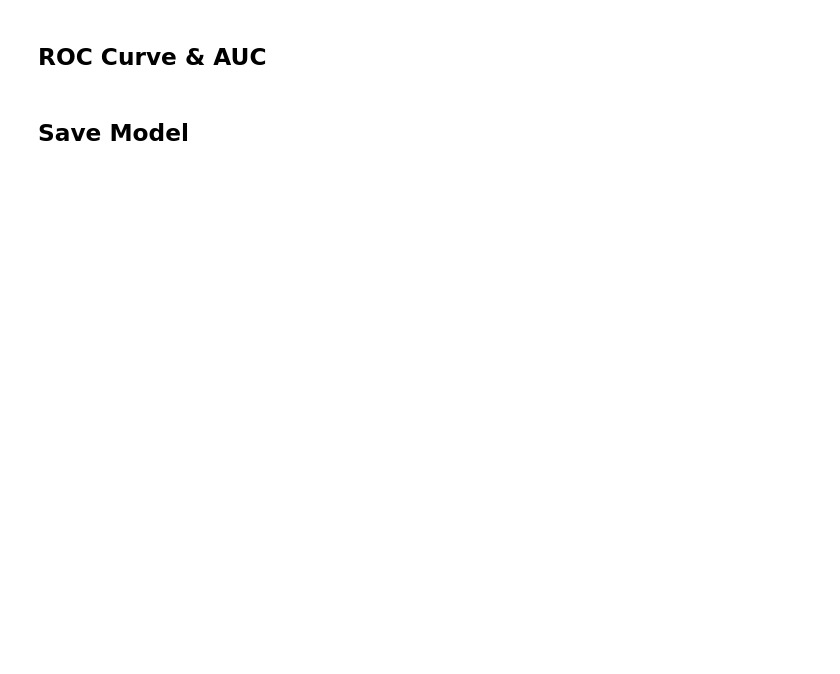
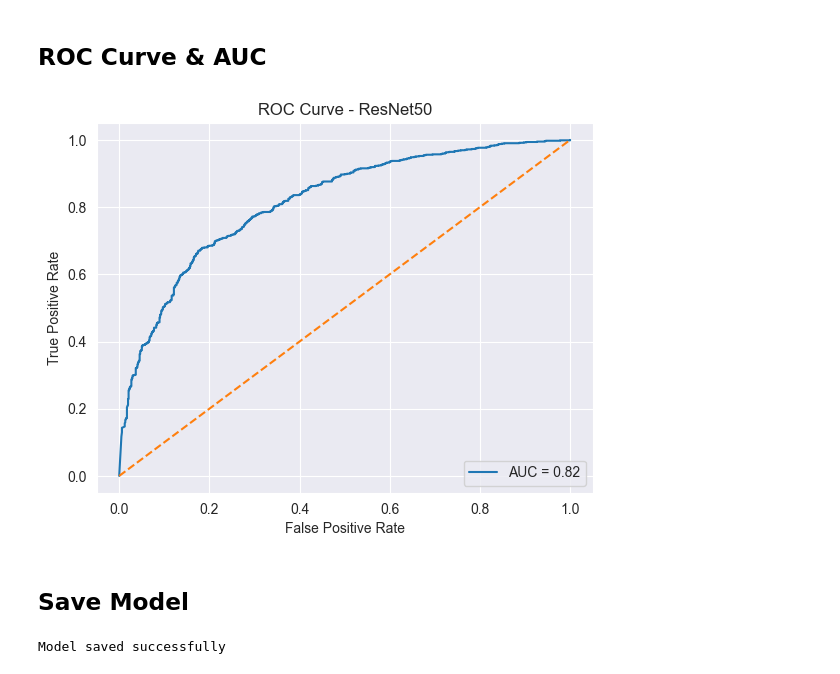
Before and after one commit to sanidavidanagama/DSGP15_Project, a Jupyter notebook: ml-models/mood/notebooks/ResNet50.ipynb, the cells around one changed output. Cells and saved outputs as stored; diff of their text form; code cells hidden in the pictures; blank space fills up the shorter version.

```diff
--- a/ml-models/mood/notebooks/ResNet50.ipynb
+++ b/ml-models/mood/notebooks/ResNet50.ipynb
@@ -193,19 +258,23 @@ print(classification_report(y_true, y_pred, target_names=train_dataset.classes))
 # %%
 
 fpr, tpr, _ = roc_curve(y_true, y_prob)
 roc_auc = auc(fpr, tpr)
 
 plt.figure()
 plt.plot(fpr, tpr, label=f"AUC = {roc_auc:.2f}")
 plt.plot([0, 1], [0, 1], linestyle="--")
 plt.xlabel("False Positive Rate")
 plt.ylabel("True Positive Rate")
-plt.title("ROC Curve - ResNet50 Emotion Classifier")
+plt.title("ROC Curve - ResNet50")
 plt.legend(loc="lower right")
 plt.show()
+# %% [output]
+[figure, added]
 # %% [markdown]
 ## Save Model
 # %%
 
-torch.save(model.state_dict(), "resnet50_emotion_model.pth")
+torch.save(model.state_dict(), "resnet50_emotion_model_cpu_optimized.pth")
 print("Model saved successfully")
+# %% [output]
+Model saved successfully
```
Also changed, not shown: parts of 13 cells of this notebook.
